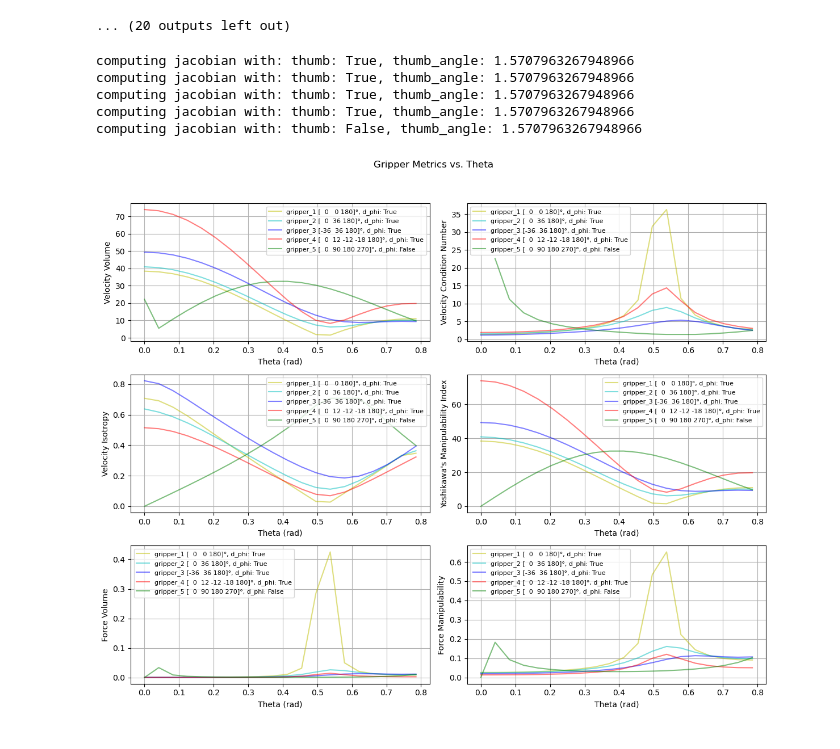
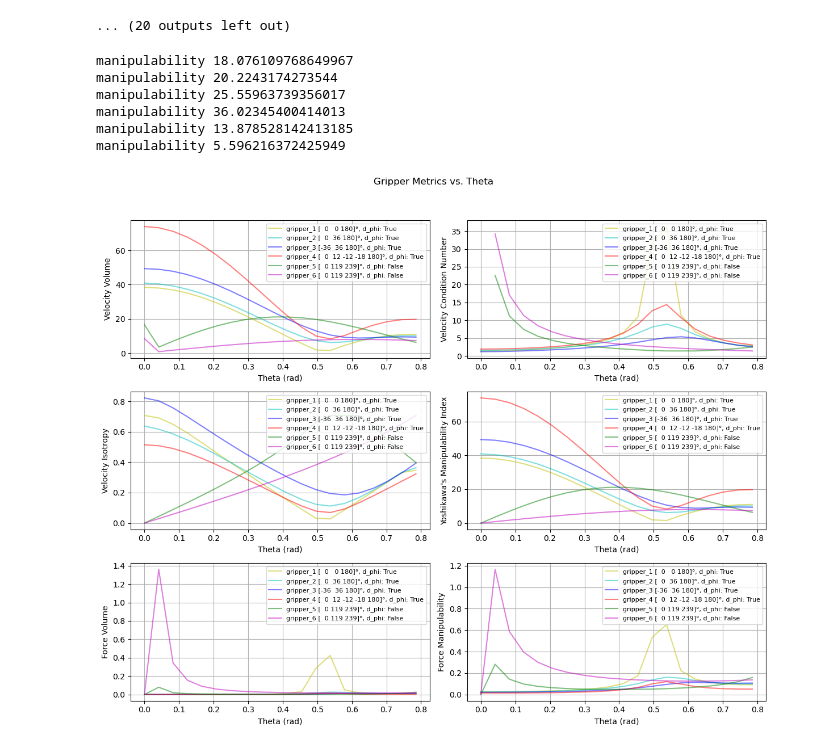
Before and after one commit to MamNi94/MT, a Jupyter notebook: Manipulability Ellipsoid/manipulability_ellipsoid.ipynb, the cells around one changed output. Drawn from its saved outputs; the diff is of its cells as text; code cells hidden in the pictures.

```diff
--- a/Manipulability Ellipsoid/manipulability_ellipsoid.ipynb
+++ b/Manipulability Ellipsoid/manipulability_ellipsoid.ipynb
@@ -387,18 +431,12 @@ def compute_gripper_metrics(theta_range, gripper_config:GripperConfig):
         "finger_rotation": []
     }
 
-    L1, L2, k = gripper_config.finger_lengths[0], gripper_config.finger_lengths[1], gripper_config.coupling_factor
 
     phi = gripper_config.finger_orientations
-    d_phi_bool = gripper_config.d_phi_bool
-    thumb_bool = gripper_config.thumb_bool
-    thumb_angle = gripper_config.thumb_angle
-
-    print(f'computing jacobian with: thumb: {thumb_bool}, thumb_angle: {thumb_angle}')
 
     for theta_val in theta_range:
-        theta = [theta_val, theta_val, theta_val]  # All fingers move together
-        J = total_jacobian(theta, phi, L1, L2, k, d_phi_bool, thumb_bool=thumb_bool, thumb_angle=thumb_angle)
+        theta = theta_val  # All fingers move together
+        J = total_jacobian(theta, gripper_config)
         metrics = compute_metrics(J)
 
         # Store results
@@ -410,7 +448,7 @@ def compute_gripper_metrics(theta_range, gripper_config:GripperConfig):
         results["manipulability_index"].append(metrics["manipulability_index"])
         results["force_volume"].append(metrics.get("force_volume", 0))
         results["force_manipulability"].append(metrics.get("force_manipulability", 0))
-        results["finger_rotation"].append(d_phi_bool)
+        results["finger_rotation"].append(gripper_config.d_phi_bool)
 
     return results
 # %%
@@ -482,7 +520,7 @@ gripper4_config = GripperConfig(gripper_name= gripper_4,
 
 
 gripper_5 = 'gripper_5'
-finger_orientation_gripper_5 =  [0, np.pi/2, np.pi, 3*np.pi/2]
+finger_orientation_gripper_5 =  [0, 2*np.pi/3, 4*np.pi/3]
 gripper5_config = GripperConfig(gripper_name= gripper_5,
                                 finger_orientations=finger_orientation_gripper_5,
                                 d_phi_bool=False,
@@ -497,45 +535,52 @@ gripper5_config = GripperConfig(gripper_name= gripper_5,
 #Finray
 L1, L2, k = 1, 1, 0
 
+
 gripper_6 = 'gripper_6'
 finger_orientation_gripper_6 =  [0, 2*np.pi/3, 4*np.pi/3]
 gripper6_config = GripperConfig(gripper_name= gripper_6,
                                 finger_orientations=finger_orientation_gripper_6,
                                 d_phi_bool=False,
                                 fingers = 3,
                                 finger_lengths=[L1,L2],
                                 coupling_factor=k,
-                                plot_color = 'g',
+                                plot_color = 'm',
                                 thumb_bool=False,
                                 thumb_angle=np.pi/2)
 
 
 #for j in range(len(phi_configs)):
 gripper1_results = compute_gripper_metrics(theta_range,gripper1_config)
 gripper2_results = compute_gripper_metrics(theta_range,gripper2_config)
 gripper3_results = compute_gripper_metrics(theta_range,gripper3_config)
 gripper4_results = compute_gripper_metrics(theta_range,gripper4_config)
 gripper5_results = compute_gripper_metrics(theta_range,gripper5_config)
 gripper6_results = compute_gripper_metrics(theta_range,gripper6_config)
 
-
+print('manipulability', np.mean(gripper1_results["manipulability_index"]))
+print('manipulability', np.mean(gripper2_results["manipulability_index"]))
+print('manipulability', np.mean(gripper3_results["manipulability_index"]))
+print('manipulability', np.mean(gripper4_results["manipulability_index"]))
+print('manipulability', np.mean(gripper5_results["manipulability_index"]))
+print('manipulability', np.mean(gripper6_results["manipulability_index"]))
 
 fig, axes = plt.subplots(3, 2, figsize=(12, 10))
 fig.suptitle("Gripper Metrics vs. Theta")
 
 draw_plots(gripper1_config ,gripper1_results, fig, axes)
 draw_plots(gripper2_config ,gripper2_results, fig, axes)
 draw_plots(gripper3_config ,gripper3_results, fig, axes)
 draw_plots(gripper4_config ,gripper4_results, fig, axes)
 draw_plots(gripper5_config ,gripper5_results, fig, axes)
-draw_plots(gripper5_config ,gripper6_results, fig, axes)
+draw_plots(gripper6_config ,gripper6_results, fig, axes)
 
 plt.tight_layout(rect=[0, 0, 1, 0.95])
 plt.show()
 # %% [output]
-computing jacobian with: thumb: True, thumb_angle: 1.5707963267948966
-computing jacobian with: thumb: True, thumb_angle: 1.5707963267948966
-computing jacobian with: thumb: True, thumb_angle: 1.5707963267948966
-computing jacobian with: thumb: True, thumb_angle: 1.5707963267948966
-computing jacobian with: thumb: False, thumb_angle: 1.5707963267948966
+manipulability 18.076109768649967
+manipulability 20.2243174273544
+manipulability 25.55963739356017
+manipulability 36.02345400414013
+manipulability 13.878528142413185
+manipulability 5.596216372425949
-[figure, old version]
+[figure, new version]
```
Also changed, not shown: parts of 1 cell of this notebook.
